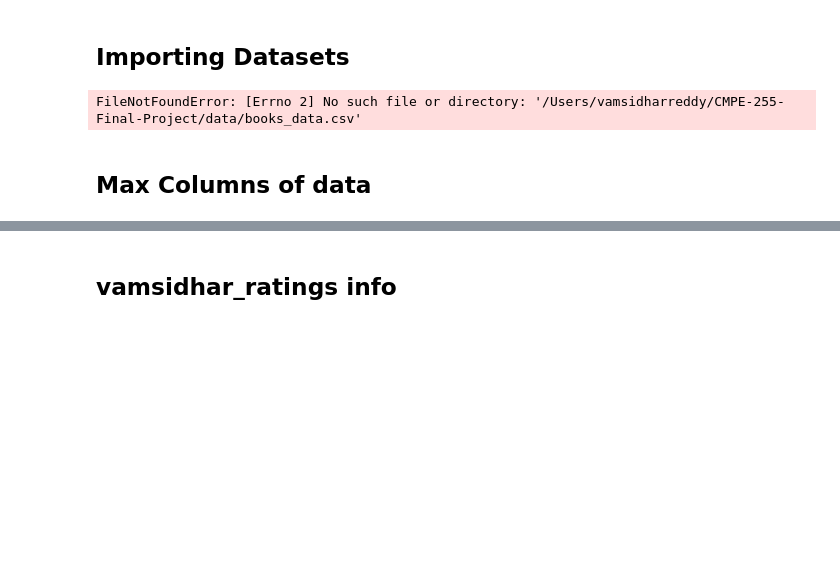
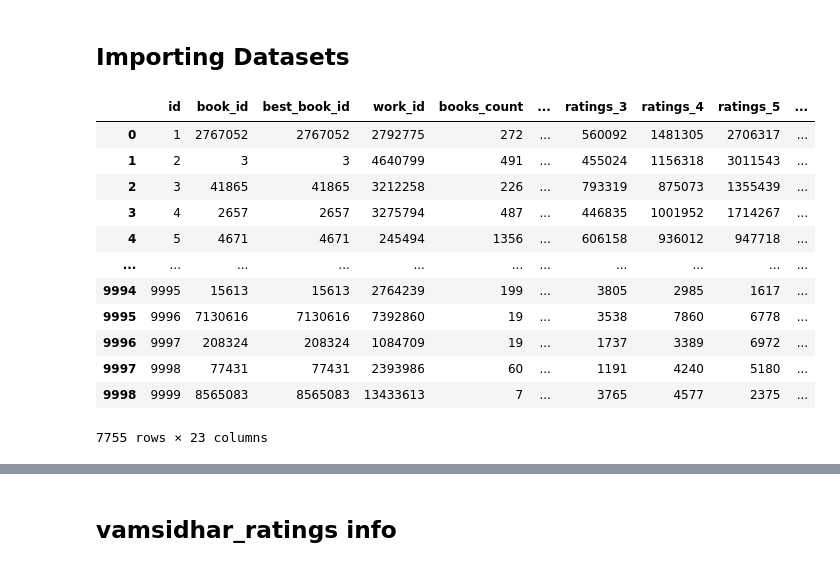
Before and after one commit to ChetanNain/CMPE-255, a Jupyter notebook: model/Collaborative/Collaborative_Filtering_vamsidhar.ipynb, the cells around one changed output, grey strips where cells are left out. Cells and saved outputs as stored; diff of their text form; code cells hidden in the pictures; blank space fills up the shorter version.

```diff
--- a/model/Collaborative/Collaborative_Filtering_vamsidhar.ipynb
+++ b/model/Collaborative/Collaborative_Filtering_vamsidhar.ipynb
@@ -25,9 +25,21 @@ from sklearn.neighbors import NearestNeighbors
 vamsidhar_books = pd.read_csv('/Users/vamsidharreddy/CMPE-255-Final-Project/data/books_data.csv')
 vamsidhar_ratings  = pd.read_csv('/Users/vamsidharreddy/CMPE-255-Final-Project/data/books_ratings_data.csv')
 vamsidhar_book_tags = pd.read_csv('/Users/vamsidharreddy/CMPE-255-Final-Project/data/book_tags_data.csv')
-vamsidhar_tags = pd.read_csv('/Users/vamsidharreddy/CMPE-255-Final-Project/data/book_tags_data.csv')
+vamsidhar_tags = pd.read_csv('/Users/vamsidharreddy/CMPE-255-Final-Project/data/tags_data.csv')
-# %% [output]
-FileNotFoundError: [Errno 2] No such file or directory: '/Users/vamsidharreddy/CMPE-255-Final-Project/data/books_data.csv'
-# %% [markdown]
-## Max Columns of data
+# %%
+vamsidhar_books
+# %% [output]
+|  | id | book_id | best_book_id | work_id | books_count | ... | ratings_3 | ratings_4 | ratings_5 | ... |
+| 0 | 1 | 2767052 | 2767052 | 2792775 | 272 | ... | 560092 | 1481305 | 2706317 | ... |
+| 1 | 2 | 3 | 3 | 4640799 | 491 | ... | 455024 | 1156318 | 3011543 | ... |
+| 2 | 3 | 41865 | 41865 | 3212258 | 226 | ... | 793319 | 875073 | 1355439 | ... |
+| 3 | 4 | 2657 | 2657 | 3275794 | 487 | ... | 446835 | 1001952 | 1714267 | ... |
+| 4 | 5 | 4671 | 4671 | 245494 | 1356 | ... | 606158 | 936012 | 947718 | ... |
+| ... | ... | ... | ... | ... | ... | ... | ... | ... | ... | ... |
+| 9994 | 9995 | 15613 | 15613 | 2764239 | 199 | ... | 3805 | 2985 | 1617 | ... |
+| 9995 | 9996 | 7130616 | 7130616 | 7392860 | 19 | ... | 3538 | 7860 | 6778 | ... |
+| 9996 | 9997 | 208324 | 208324 | 1084709 | 19 | ... | 1737 | 3389 | 6972 | ... |
+| 9997 | 9998 | 77431 | 77431 | 2393986 | 60 | ... | 1191 | 4240 | 5180 | ... |
+| 9998 | 9999 | 8565083 | 8565083 | 13433613 | 7 | ... | 3765 | 4577 | 2375 | ... |
+7755 rows × 23 columns
 # %%
```
Also changed, not shown: parts of 21 cells of this notebook, 6 other files.
